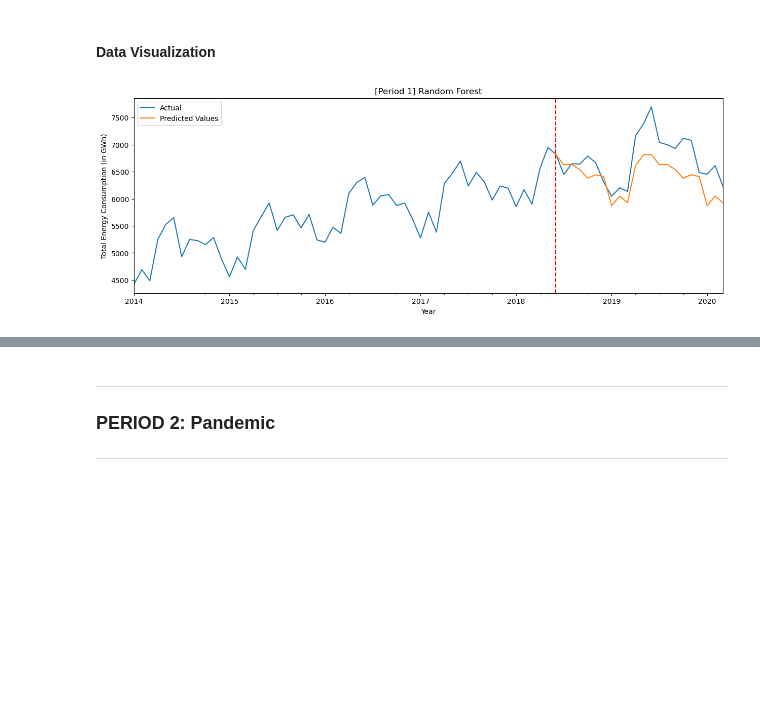
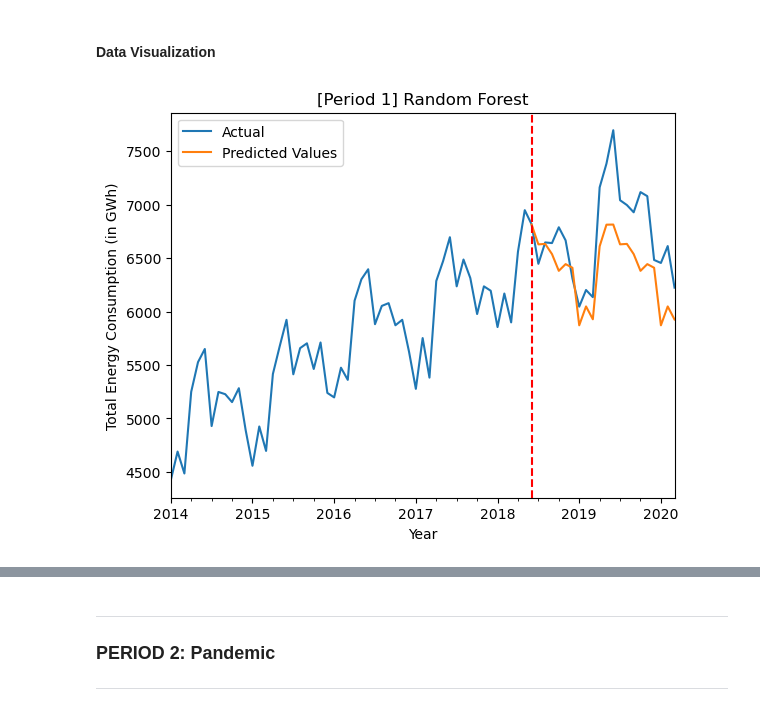
Before and after one commit to errutorculas/cmsc197-ML-miniproj, a Jupyter notebook: jupyter-notebook-code/miniproj.ipynb, the cells around one changed output, grey strips where cells are left out. Drawn from its saved outputs; the diff is of its cells as text; code cells hidden in the pictures; blank space fills up the shorter version.

```diff
--- a/jupyter-notebook-code/miniproj.ipynb
+++ b/jupyter-notebook-code/miniproj.ipynb
@@ -270,16 +279,16 @@ testPre["[Period 1] RF Predictions"] = predRandomForest_pre
 # %% [markdown]
 #### Data Visualization <a class="anchor" id="datavisualRFPre"></a>
 # %%
-ax = totalPre['Total Energy Consumption (in GWh)'].plot(figsize=(15, 5), label="Actual")
+ax = totalPre['Total Energy Consumption (in GWh)'].plot(figsize=(6.5, 5), label="Actual")
 testPre["[Period 1] RF Predictions"].plot(ax=ax, label="Predicted Values")
 ax.axvline('2018-06-01', color='red', ls='--')
 
 plt.xlabel("Year")
 plt.ylabel("Total Energy Consumption (in GWh)")
 plt.title("[Period 1] Random Forest")
 plt.legend(loc="upper left")
 
 plt.show()
 # %% [output]
-[figure, old version]
+[figure, new version]
 # %%
```
Also changed, not shown: parts of 34 cells of this notebook.
